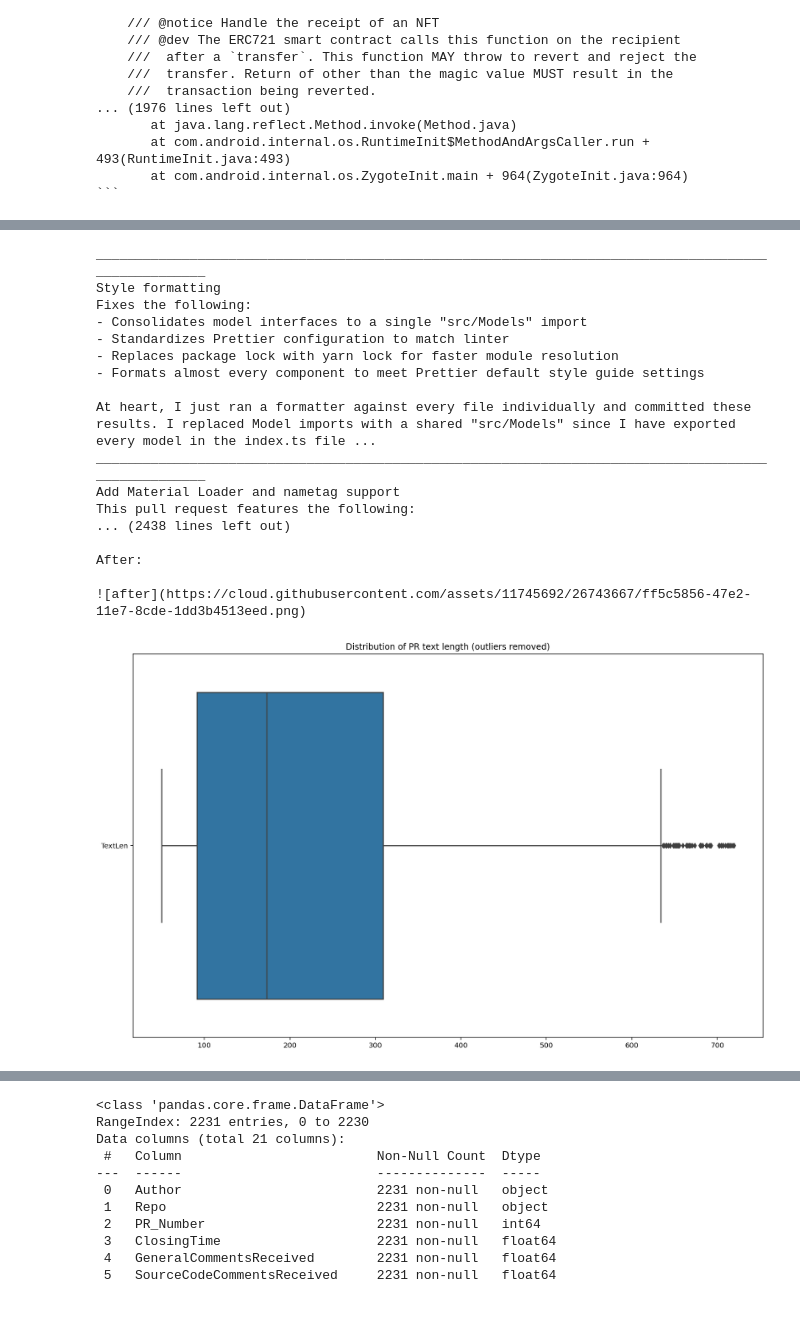
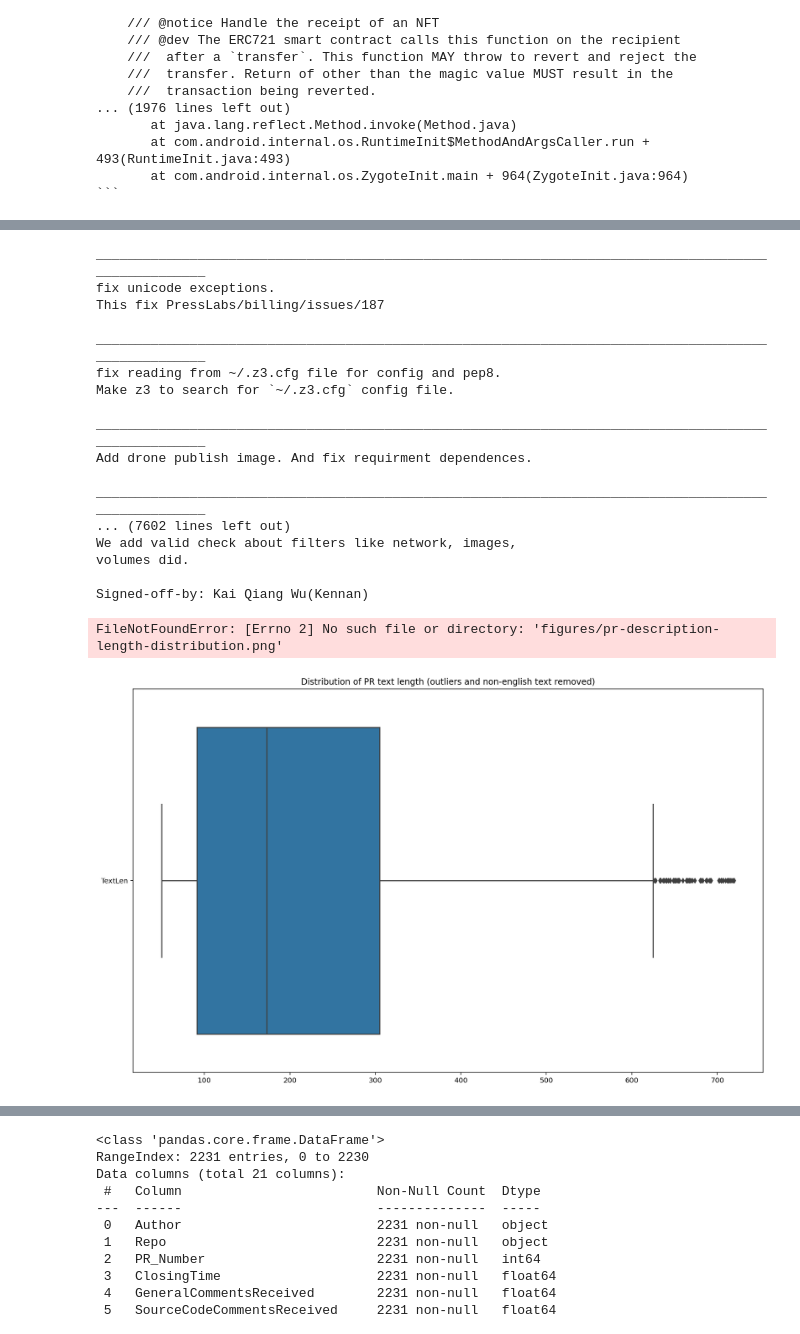
Before and after one commit to TiredFalcon/readse-pull-requests, a Jupyter notebook: Get_PRs_Texts_And_Clean.ipynb, the cells around one changed output, grey strips where cells are left out. Drawn from its saved outputs; the diff is of its cells as text; code cells hidden in the pictures.

Commit message:
Clean dataset more
Remove non-english PRs.

````diff
--- a/Get_PRs_Texts_And_Clean.ipynb
+++ b/Get_PRs_Texts_And_Clean.ipynb
@@ -126,8 +126,9 @@ textlen_df.head()
 | 4 | AMecea | https://github.com/silverapp/silver | 373 | 17.0 | 1.0 | 0.0 | ... |
 5 rows × 21 columns
 # %%
-def textlen_distribution(_df: pd.DataFrame, title: str):
+def textlen_distribution(_df: pd.DataFrame, title: str, fname: str = None):
     plt.rcParams["figure.figsize"] = [16,10]
     sns.boxplot(orient="h", data=_df[['TextLen']]).set_title(title)
-
-textlen_distribution(textlen_df, 'Distribution of raw PR text length')
+    if fname:
+        plt.savefig(f'figures/{fname}', bbox_inches='tight')
+    plt.show()
@@ -171,12 +174,25 @@ interface ERC721TokenReceiver {
        at com.android.internal.os.RuntimeInit$MethodAndArgsCaller.run + 493(RuntimeInit.java:493)
        at com.android.internal.os.ZygoteInit.main + 964(ZygoteInit.java:964)
 ```
-# %%
-def remove_short_and_dirty_text(_df: pd.DataFrame) -> pd.DataFrame:
-    min_len = 50
-    dirty_text = ['Documentação', 'Motivação', ': java.lang.']
-    is_text_dirty = _df['Text'].str.contains('|'.join(dirty_text))
-    is_text_too_short = (_df['TextLen'] < min_len)
-    return _df[~is_text_dirty & ~is_text_too_short].reset_index(drop=True)
+# %%
+def remove_short_and_dirty_text(_df: pd.DataFrame) -> pd.DataFrame:
+    min_len = 50
+    stack_trace = [': java.lang.']
+    portuguese = ['Documentação', 'Motivação']
+    japanese_chinese = ["分", "割", "し", "て", "少", "な", "素", "で", "じ", "マ", "く", "メ", "を", "酸", "わ", "ン", "構", "よ", "う", "英", "い", "の", "報", "が", "ク", "シ", "に", "コ", "れ", "た", "す", "る", "舰", "娘"]
+    french = ["être", "numéro", "était", "ça", "première", "généré", "triés", "votre"]
+    german = ["Bestätigungen", "öffnen", "berechtigung", "Entität", "anschauen", "weißt", "irgendwelche", "Vielleicht", "ungefähr", "standardmäßig", "geprüft", "wäre", "Änderungen", "folgendermaßen", "können", "Übersichtsseite", "überall", "funktioniert"]
+    italian = ["migliorare", "visualizzazione"]
+    all_dirty = [
+        *stack_trace,
+        *portuguese,
+        *japanese_chinese,
+        *french,
+        *german,
+        *italian
+    ]
+    is_text_dirty = _df['Text'].str.contains('|'.join(all_dirty))
+    is_text_too_short = (_df['TextLen'] < min_len)
+    return _df[~is_text_dirty & ~is_text_too_short].reset_index(drop=True)
 # %%
 clean_df = remove_short_and_dirty_text(remove_outliers(textlen_df, False))
@@ -183,27 +211,32 @@ clean_df = remove_short_and_dirty_text(remove_outliers(textlen_df, False))
 # %%
-inspect_long_text(clean_df, above=500)
+inspect_long_text(clean_df, above=0)
 # %% [output]
 ____________________________________________________________________________________________________
-Style formatting
-Fixes the following:
-- Consolidates model interfaces to a single "src/Models" import
-- Standardizes Prettier configuration to match linter
-- Replaces package lock with yarn lock for faster module resolution
-- Formats almost every component to meet Prettier default style guide settings
+fix unicode exceptions.
+This fix PressLabs/billing/issues/187
 
-At heart, I just ran a formatter against every file individually and committed these results. I replaced Model imports with a shared "src/Models" since I have exported every model in the index.ts file ...
 ____________________________________________________________________________________________________
-Add Material Loader and nametag support
-This pull request features the following:
-... (2438 lines left out)
+fix reading from ~/.z3.cfg file for config and pep8.
+Make z3 to search for `~/.z3.cfg` config file.
 
-After:
+____________________________________________________________________________________________________
+Add drone publish image. And fix requirment dependences.
 
-![after](https://cloud.githubusercontent.com/assets/11745692/26743667/ff5c5856-47e2-11e7-8cde-1dd3b4513eed.png)
+____________________________________________________________________________________________________
+... (7602 lines left out)
+We add valid check about filters like network, images,
+volumes did.
+
+Signed-off-by: Kai Qiang Wu(Kennan)
 # %%
-textlen_distribution(clean_df, 'Distribution of PR text length (outliers removed)')
+textlen_distribution(
+    clean_df,
+    'Distribution of PR text length (outliers and non-english text removed)',
+    fname = 'pr-description-length-distribution'
+)
 # %% [output]
+FileNotFoundError: [Errno 2] No such file or directory: 'figures/pr-description-length-distribution.png'
-[figure, old version]
+[figure, new version]
 # %%
 clean_df.describe()
 # %% [output]
````
Also changed, not shown: parts of 3 cells of this notebook, 1 other file.
